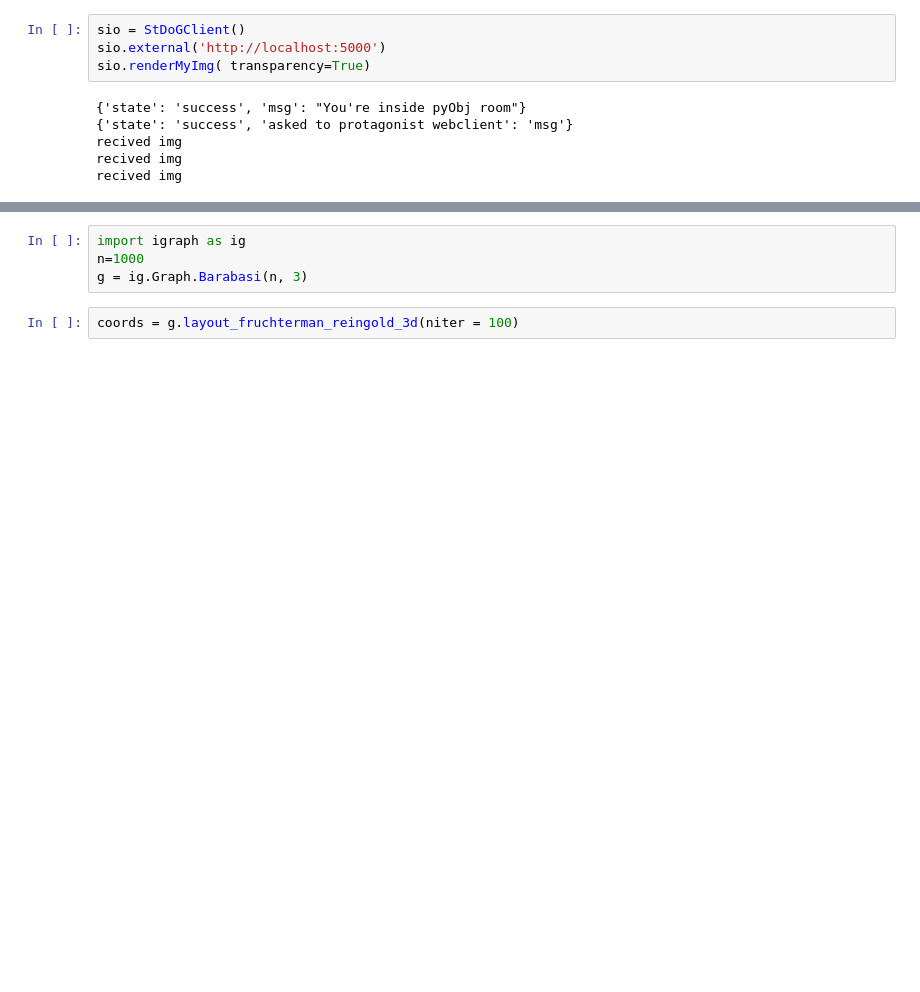
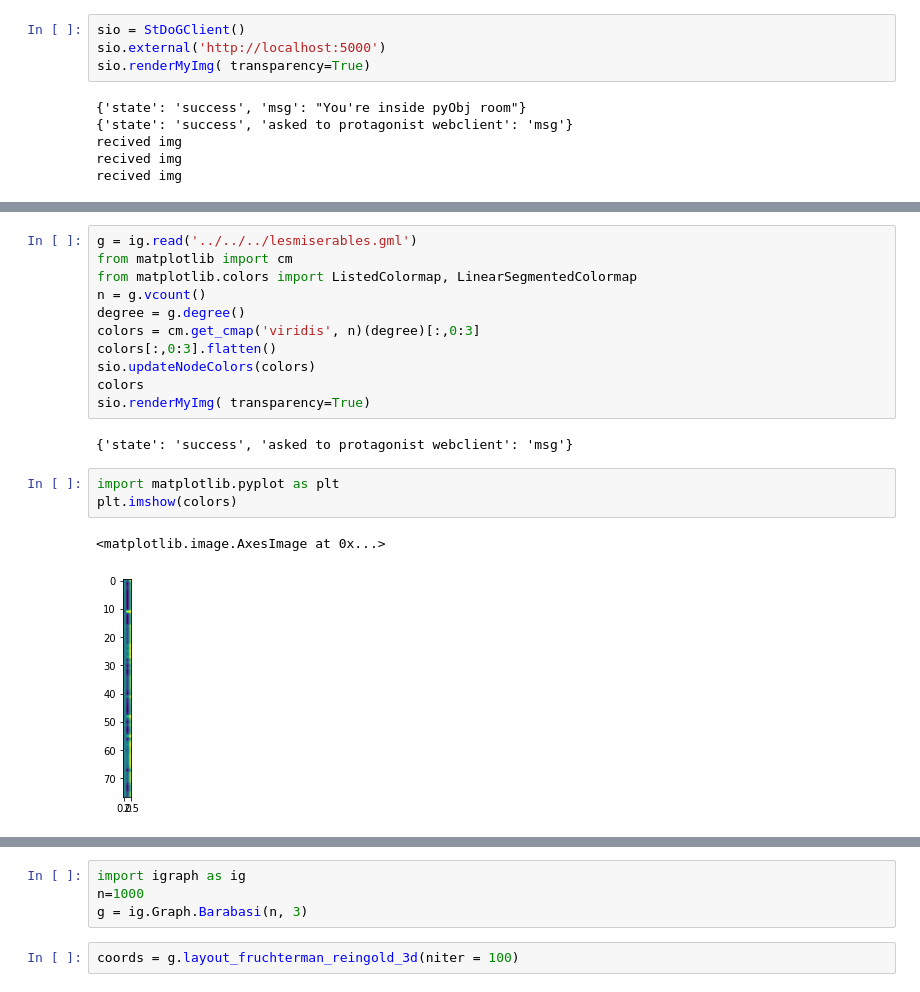
Before and after one commit to devmessias/stdogviz, a Jupyter notebook: python/notebooks/test.ipynb, the cells around one changed output, grey strips where cells are left out. Saved outputs shown, nothing was run; the diff lists cells and outputs as text; blank space fills up the shorter version.

Commit message:
this allows to update colors in webclient through pyobj

```diff
--- a/python/notebooks/test.ipynb
+++ b/python/notebooks/test.ipynb
@@ -34,0 +32,19 @@ sio.getImg(0)
+# %%
+g = ig.read('../../../lesmiserables.gml')
+from matplotlib import cm
+from matplotlib.colors import ListedColormap, LinearSegmentedColormap
+n = g.vcount()
+degree = g.degree()
+colors = cm.get_cmap('viridis', n)(degree)[:,0:3]
+colors[:,0:3].flatten()
+sio.updateNodeColors(colors)
+colors
+sio.renderMyImg( transparency=True)
+# %% [output]
+{'state': 'success', 'asked to protagonist webclient': 'msg'}
+# %%
+import matplotlib.pyplot as plt
+plt.imshow(colors)
+# %% [output]
+<matplotlib.image.AxesImage at 0x...>
+[figure, added]
```
Also changed, not shown: parts of 29 cells of this notebook, 3 other files.
